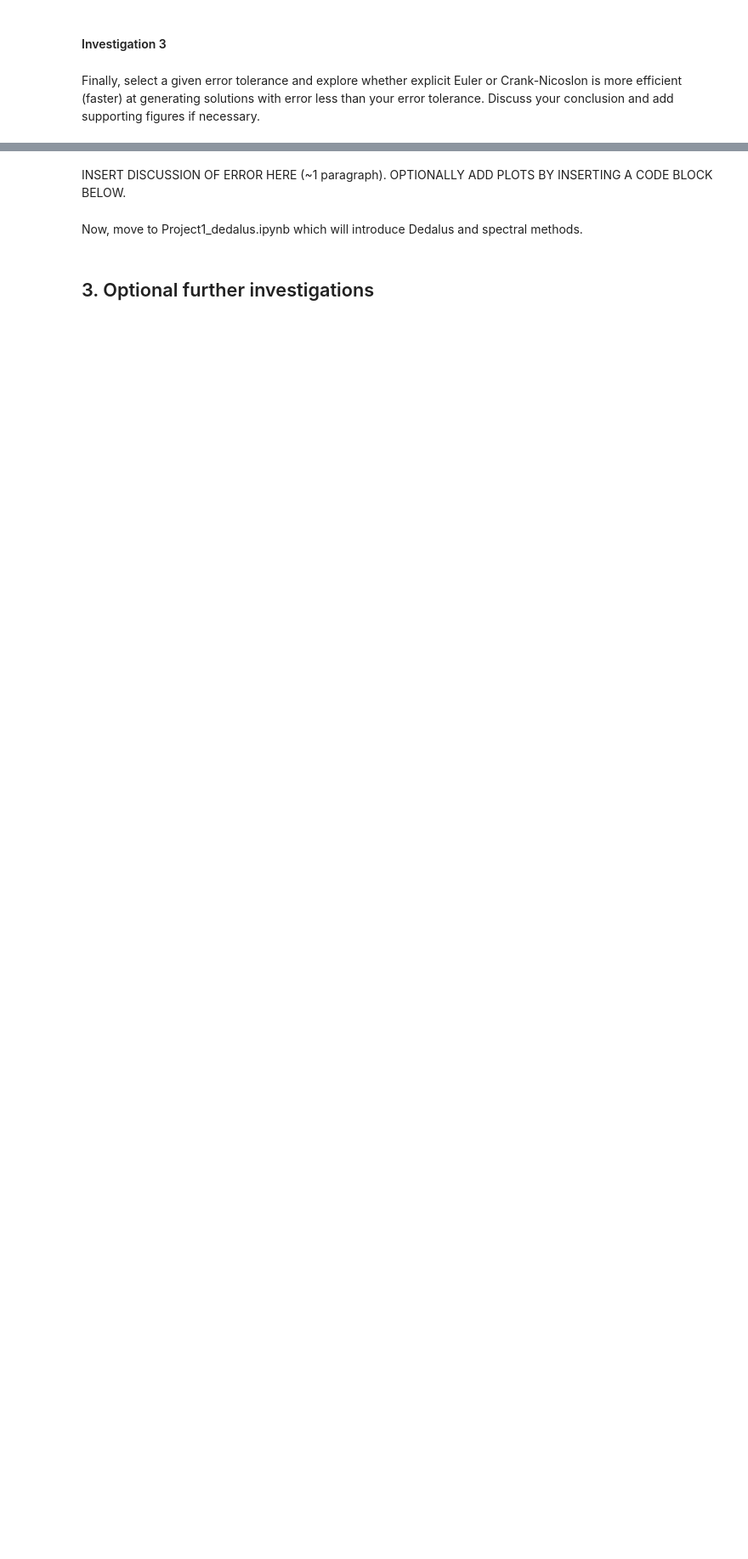
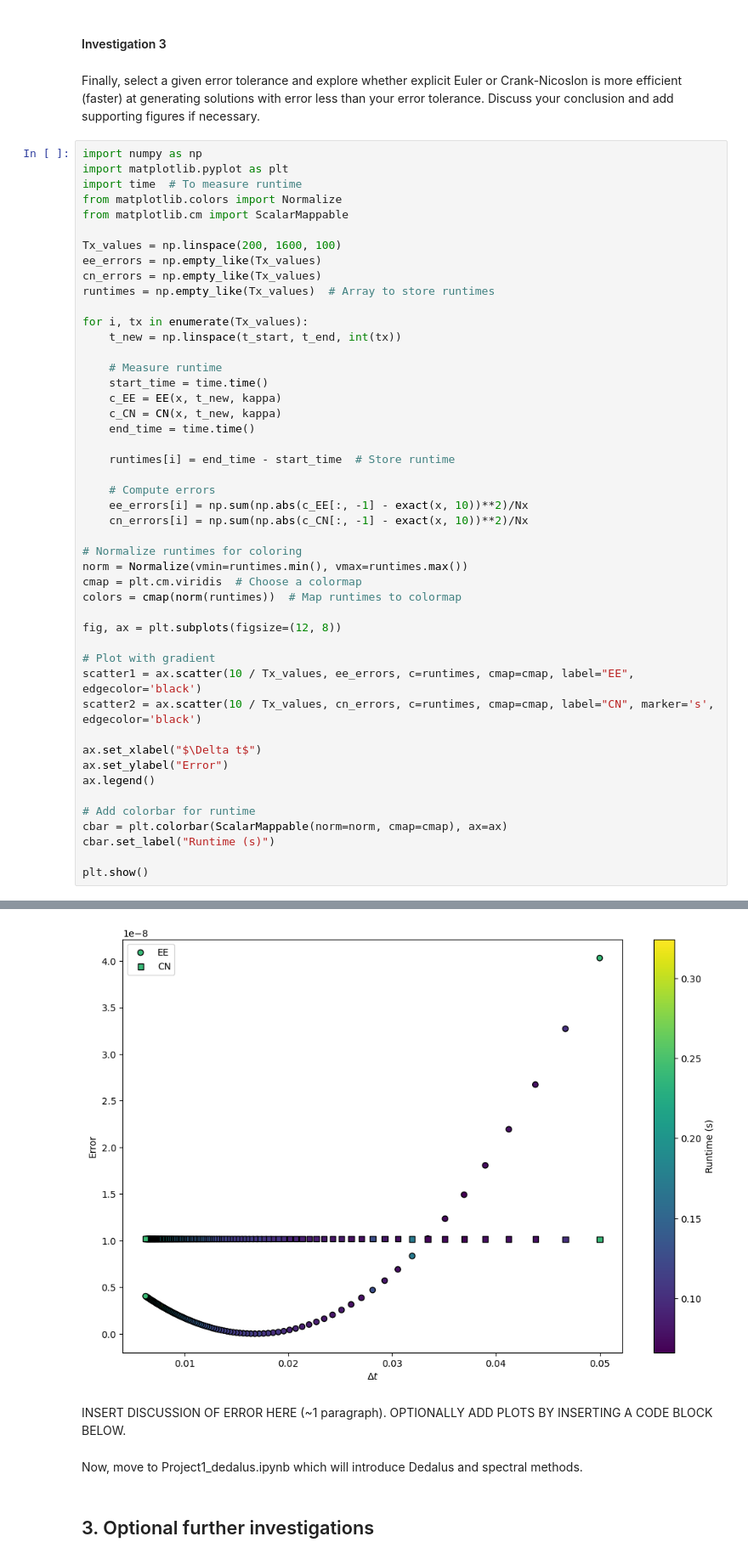
Before and after one commit to maxcharvey/QCES_LNM_projects, a Jupyter notebook: Project1_numerical_methods.ipynb, the cells around one changed output, grey strips where cells are left out. Shown at 85% size. Saved outputs shown, nothing was run; the diff lists cells and outputs as text; blank space fills up the shorter version.

```diff
--- a/Project1_numerical_methods.ipynb
+++ b/Project1_numerical_methods.ipynb
@@ -405,3 +528,51 @@ plt.show()
 #### Investigation 3
 # %% [markdown]
 Finally, select a given error tolerance and explore whether explicit Euler or Crank-Nicoslon is more efficient (faster) at generating solutions with error less than your error tolerance. Discuss your conclusion and add supporting figures if necessary.
+# %%
+import numpy as np
+import matplotlib.pyplot as plt
+import time  # To measure runtime
+from matplotlib.colors import Normalize
+from matplotlib.cm import ScalarMappable
+
+Tx_values = np.linspace(200, 1600, 100)
+ee_errors = np.empty_like(Tx_values)
+cn_errors = np.empty_like(Tx_values)
+runtimes = np.empty_like(Tx_values)  # Array to store runtimes
+
+for i, tx in enumerate(Tx_values):
+    t_new = np.linspace(t_start, t_end, int(tx))
+
+    # Measure runtime
+    start_time = time.time()
+    c_EE = EE(x, t_new, kappa)
+    c_CN = CN(x, t_new, kappa)
+    end_time = time.time()
+
+    runtimes[i] = end_time - start_time  # Store runtime
+
+    # Compute errors
+    ee_errors[i] = np.sum(np.abs(c_EE[:, -1] - exact(x, 10))**2)/Nx
+    cn_errors[i] = np.sum(np.abs(c_CN[:, -1] - exact(x, 10))**2)/Nx
+
+# Normalize runtimes for coloring
+norm = Normalize(vmin=runtimes.min(), vmax=runtimes.max())
+cmap = plt.cm.viridis  # Choose a colormap
+colors = cmap(norm(runtimes))  # Map runtimes to colormap
+
+fig, ax = plt.subplots(figsize=(12, 8))
+
+# Plot with gradient
+scatter1 = ax.scatter(10 / Tx_values, ee_errors, c=runtimes, cmap=cmap, label="EE", edgecolor='black')
+scatter2 = ax.scatter(10 / Tx_values, cn_errors, c=runtimes, cmap=cmap, label="CN", marker='s', edgecolor='black')
+
+ax.set_xlabel("$\Delta t$")
+ax.set_ylabel("Error")
+ax.legend()
+
+# Add colorbar for runtime
+cbar = plt.colorbar(ScalarMappable(norm=norm, cmap=cmap), ax=ax)
+cbar.set_label("Runtime (s)")
+
+plt.show()
+# %% [output]
@@ -408,3 +596,4 @@ Finally, select a given error tolerance and explore whether explicit Euler or Cr
+[figure, added]
 # %% [markdown]
 INSERT DISCUSSION OF ERROR HERE (~1 paragraph).  OPTIONALLY ADD PLOTS BY INSERTING A CODE BLOCK BELOW.
 # %% [markdown]
```
Also changed, not shown: parts of 3 cells of this notebook, 1 other file.
